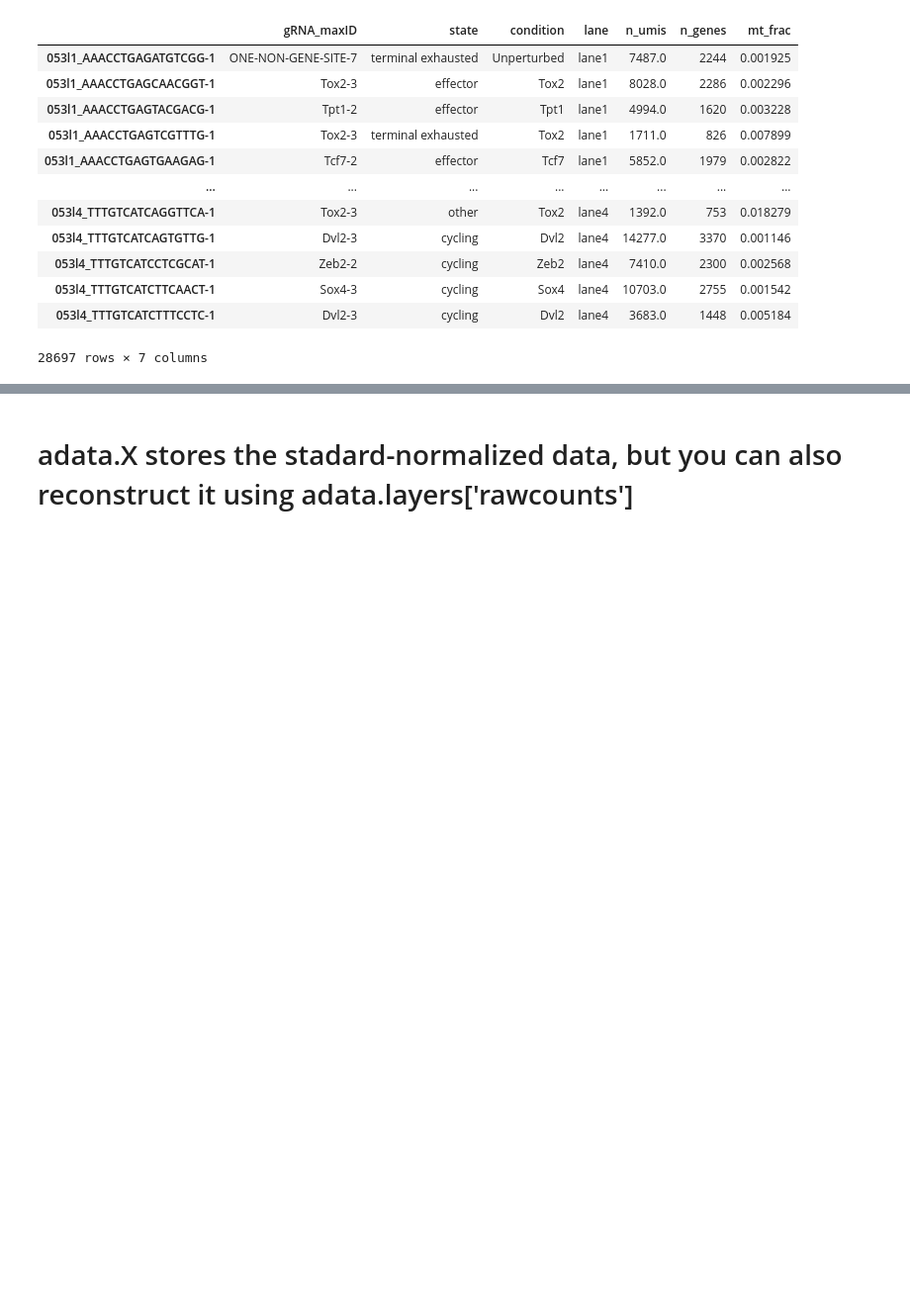
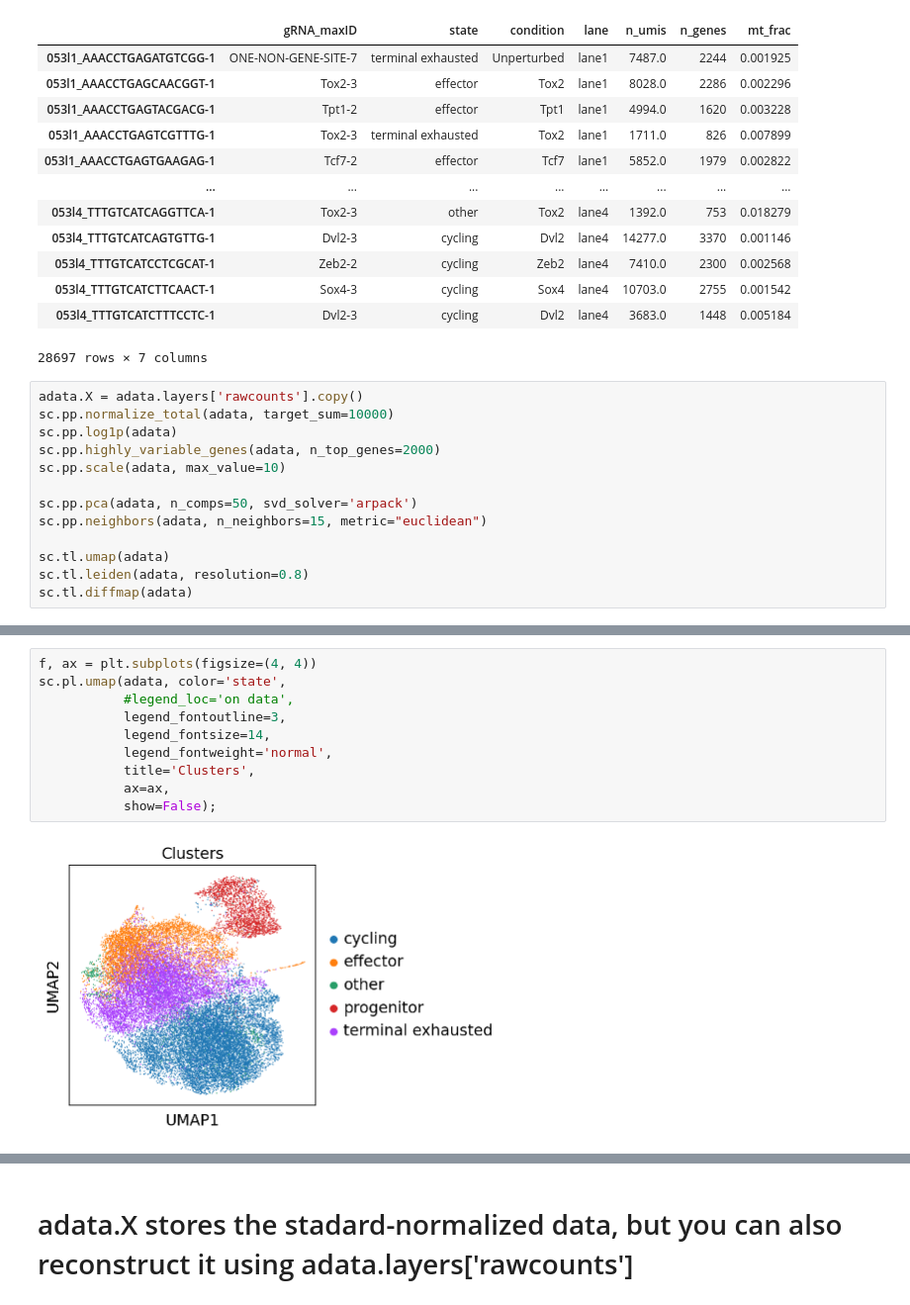
Before and after one commit to EraslanBas/CancerImmunotherapyChallenge, a Jupyter notebook: SRC/sc_training_visualization.ipynb, the cells around one changed output, grey strips where cells are left out. Shown at 99% size. Cells and saved outputs as stored; diff of their text form; blank space fills up the shorter version.

```diff
--- a/SRC/sc_training_visualization.ipynb
+++ b/SRC/sc_training_visualization.ipynb
@@ -43,3 +44,16 @@ adata.obs
 | 053l4_TTTGTCATCTTCAACT-1 | Sox4-3 | cycling | Sox4 | lane4 | 10703.0 | 2755 | 0.001542 |
 | 053l4_TTTGTCATCTTTCCTC-1 | Dvl2-3 | cycling | Dvl2 | lane4 | 3683.0 | 1448 | 0.005184 |
 28697 rows × 7 columns
+# %%
+adata.X = adata.layers['rawcounts'].copy()
+sc.pp.normalize_total(adata, target_sum=10000)
+sc.pp.log1p(adata)
+sc.pp.highly_variable_genes(adata, n_top_genes=2000)
+sc.pp.scale(adata, max_value=10)
+
+sc.pp.pca(adata, n_comps=50, svd_solver='arpack')
+sc.pp.neighbors(adata, n_neighbors=15, metric="euclidean")
+
+sc.tl.umap(adata)
+sc.tl.leiden(adata, resolution=0.8)
+sc.tl.diffmap(adata)
@@ -45,0 +78,12 @@ adata.obs
+# %%
+f, ax = plt.subplots(figsize=(4, 4))
+sc.pl.umap(adata, color='state',
+           #legend_loc='on data',
+           legend_fontoutline=3,
+           legend_fontsize=14,
+           legend_fontweight='normal',
+           title='Clusters',
+           ax=ax,
+           show=False);
+# %% [output]
+[figure, added]
```
Also changed, not shown: parts of 13 cells of this notebook, 2 other files.
